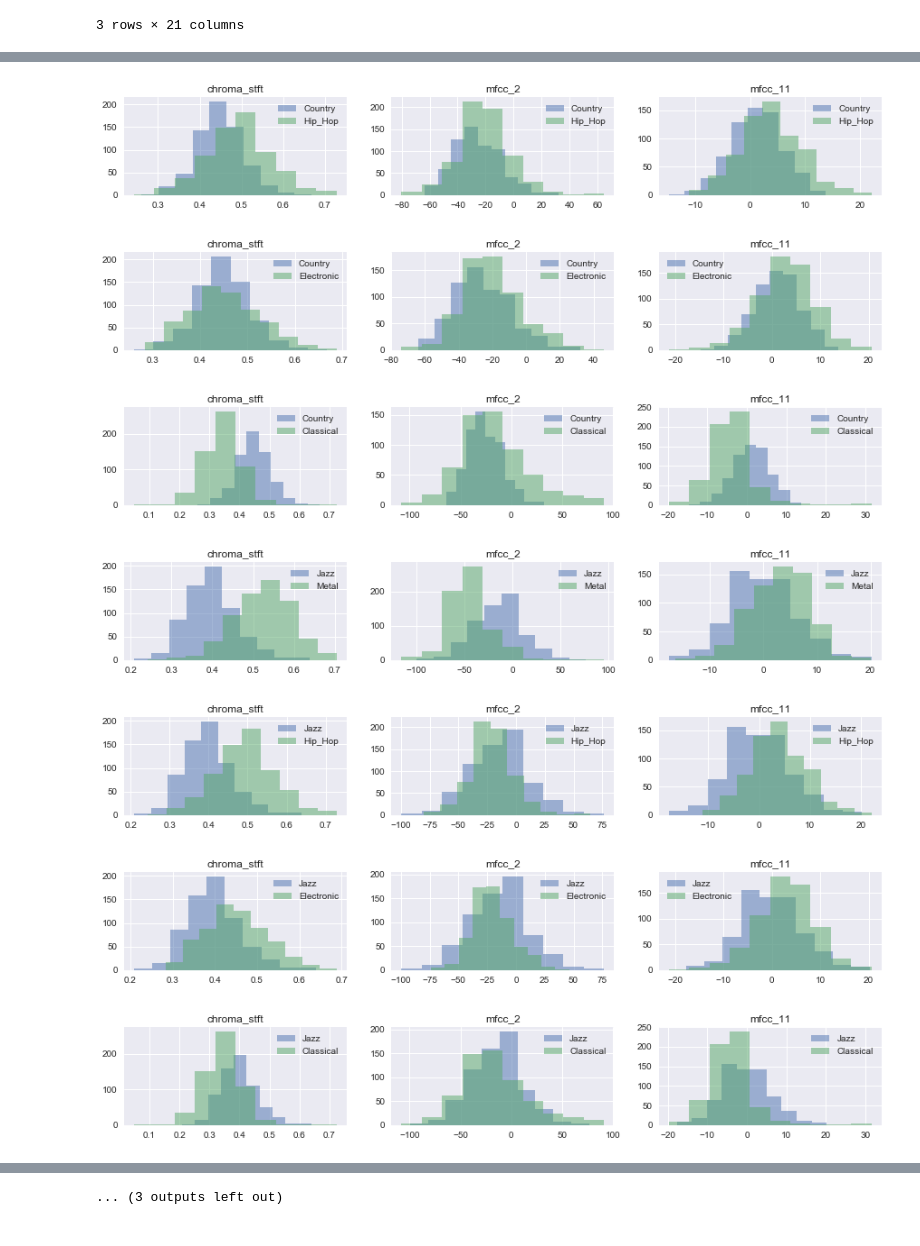
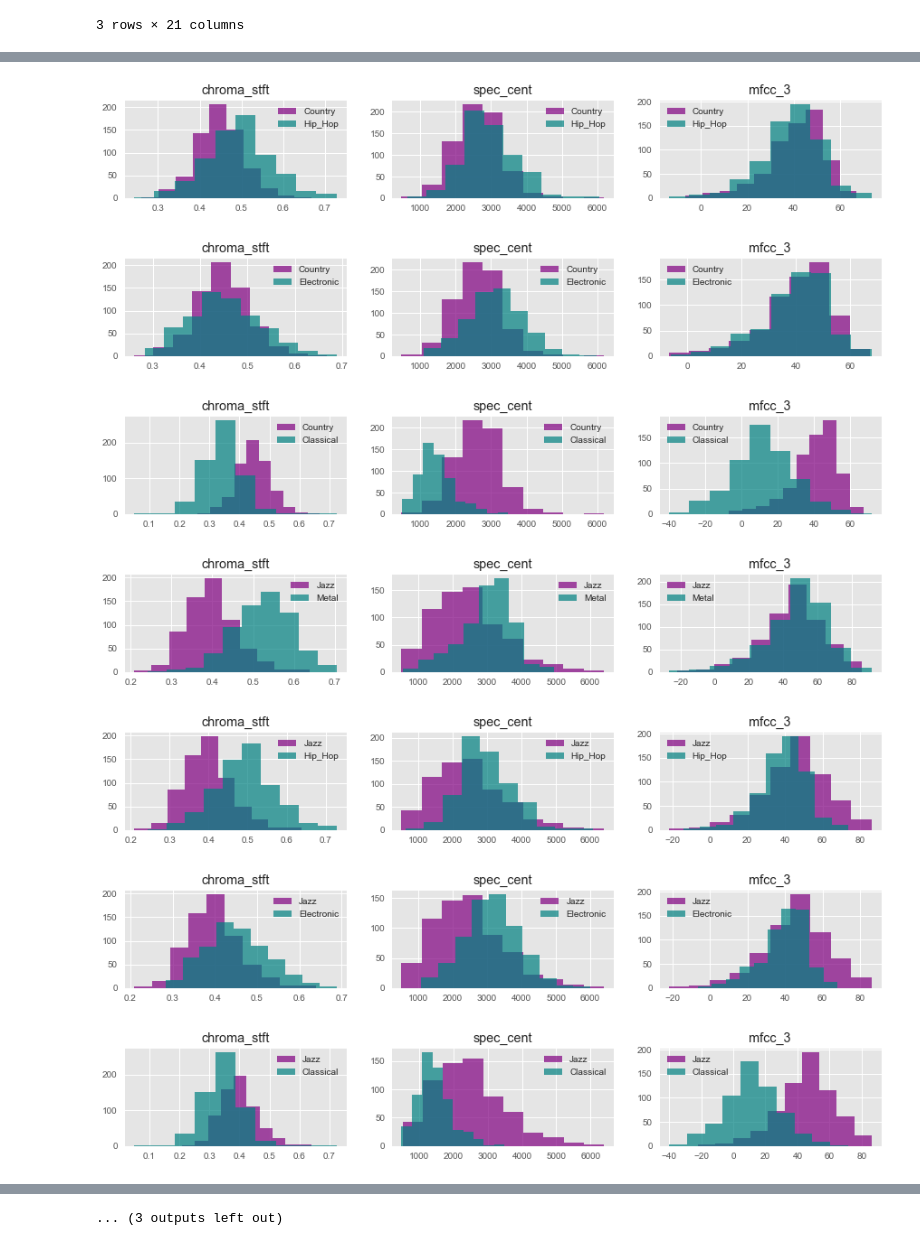
Before and after one commit to Patrickbfuller/proj_3, a Jupyter notebook: main_nb_temp.ipynb, the cells around one changed output, grey strips where cells are left out. Saved outputs shown, nothing was run; the diff lists cells and outputs as text; code cells hidden in the pictures.

```diff
--- a/main_nb_temp.ipynb
+++ b/main_nb_temp.ipynb
@@ -1,8 +88,9 @@
 # %%
 import pandas as pd
 import matplotlib.pyplot as plt
+import numpy as np
 import itertools
-plt.style.use('seaborn')
+plt.style.use('ggplot')
 # %%
 df = pd.read_csv('data_3k.csv')
 print(df.shape)
@@ -16,15 +104,15 @@ df.head(3)
 3 rows × 21 columns
 # %%
 col_1 = 'chroma_stft'
-col_2 = 'mfcc_2'
-col_3 = 'mfcc_11'
+col_2 = 'spec_cent'
+col_3 = 'mfcc_3'
 cols = [col_1, col_2, col_3]
 for g1, g2 in itertools.combinations(df.label.unique(), 2):
     plt.figure(figsize=(15,2))
     for i, col in enumerate(cols):
         plt.subplot(1,3,i+1)
-        plt.hist(df.loc[df.label == g1, col], alpha=0.5, label=g1)
-        plt.hist(df.loc[df.label == g2, col], alpha=0.5, label=g2)
+        plt.hist(df.loc[df.label == g1, col], alpha=0.7, label=g1, color='purple')
+        plt.hist(df.loc[df.label == g2, col], alpha=0.7, label=g2, color='teal')
         plt.title(col)
         plt.legend()
     plt.show()
@@ -34,7 +122,7 @@ for g1, g2 in itertools.combinations(df.label.unique(), 2):
-[figure, old version]
+[figure, new version]
-[figure, old version]
+[figure, new version]
-[figure, old version]
+[figure, new version]
-[figure, old version]
+[figure, new version]
-[figure, old version]
+[figure, new version]
-[figure, old version]
+[figure, new version]
-[figure, old version]
+[figure, new version]
```
Also changed, not shown: parts of 44 cells of this notebook, 1 other file.
